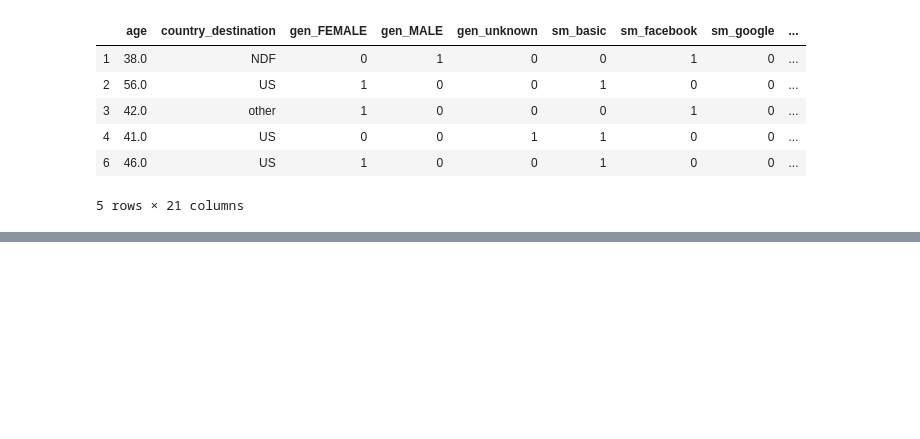
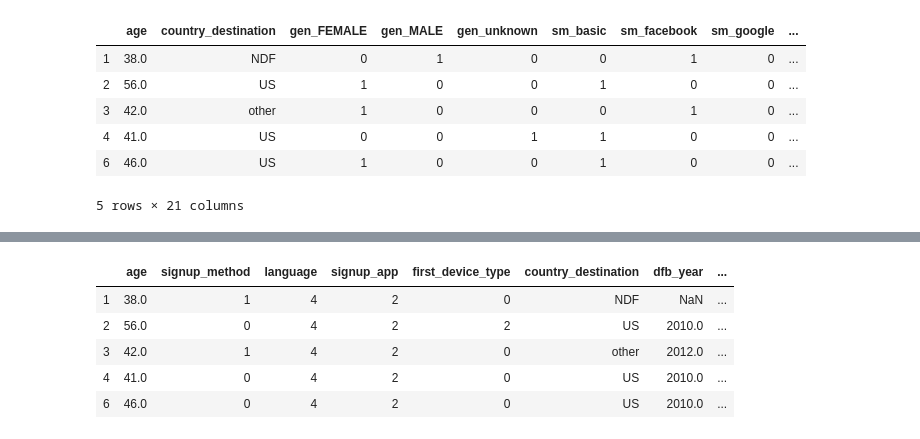
Before and after one commit to venkii83/Springboard, a Jupyter notebook: Capstone 1.ipynb, the cells around one changed output, grey strips where cells are left out. Drawn from its saved outputs; the diff is of its cells as text; code cells hidden in the pictures; blank space fills up the shorter version.

```diff
--- a/Capstone 1.ipynb
+++ b/Capstone 1.ipynb
@@ -717,0 +913,16 @@ dffinal_lg.head()
+# %%
+from sklearn.preprocessing import LabelEncoder
+
+lb = LabelEncoder()
+dffinal_g['language'] = lb.fit_transform(dffinal_g['language'])
+dffinal_g['signup_app'] = lb.fit_transform(dffinal_g['signup_app'])
+dffinal_g['first_device_type'] = lb.fit_transform(dffinal_g['first_device_type'])
+dffinal_g['signup_method'] = lb.fit_transform(dffinal_g['signup_method'])
+dffinal_g.head()
+# %% [output]
+|  | age | signup_method | language | signup_app | first_device_type | country_destination | dfb_year | ... |
+| 1 | 38.0 | 1 | 4 | 2 | 0 | NDF | NaN | ... |
+| 2 | 56.0 | 0 | 4 | 2 | 2 | US | 2010.0 | ... |
+| 3 | 42.0 | 1 | 4 | 2 | 0 | other | 2012.0 | ... |
+| 4 | 41.0 | 0 | 4 | 2 | 0 | US | 2010.0 | ... |
+| 6 | 46.0 | 0 | 4 | 2 | 0 | US | 2010.0 | ... |
```
Also changed, not shown: parts of 36 cells of this notebook.
